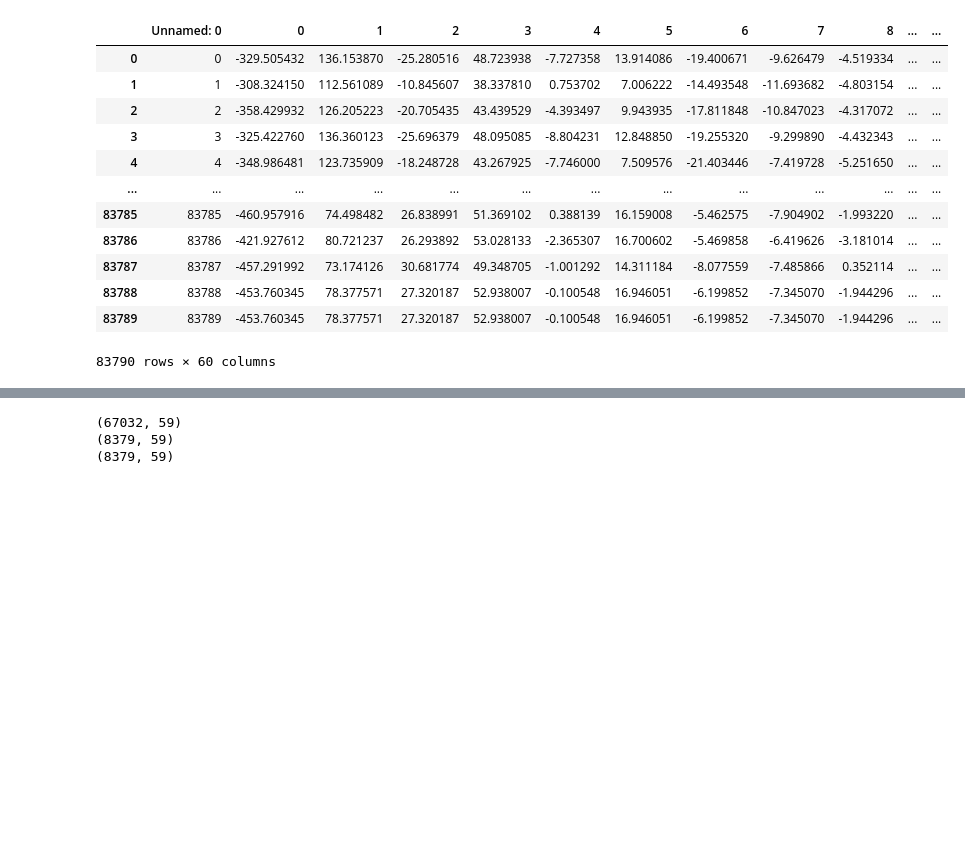
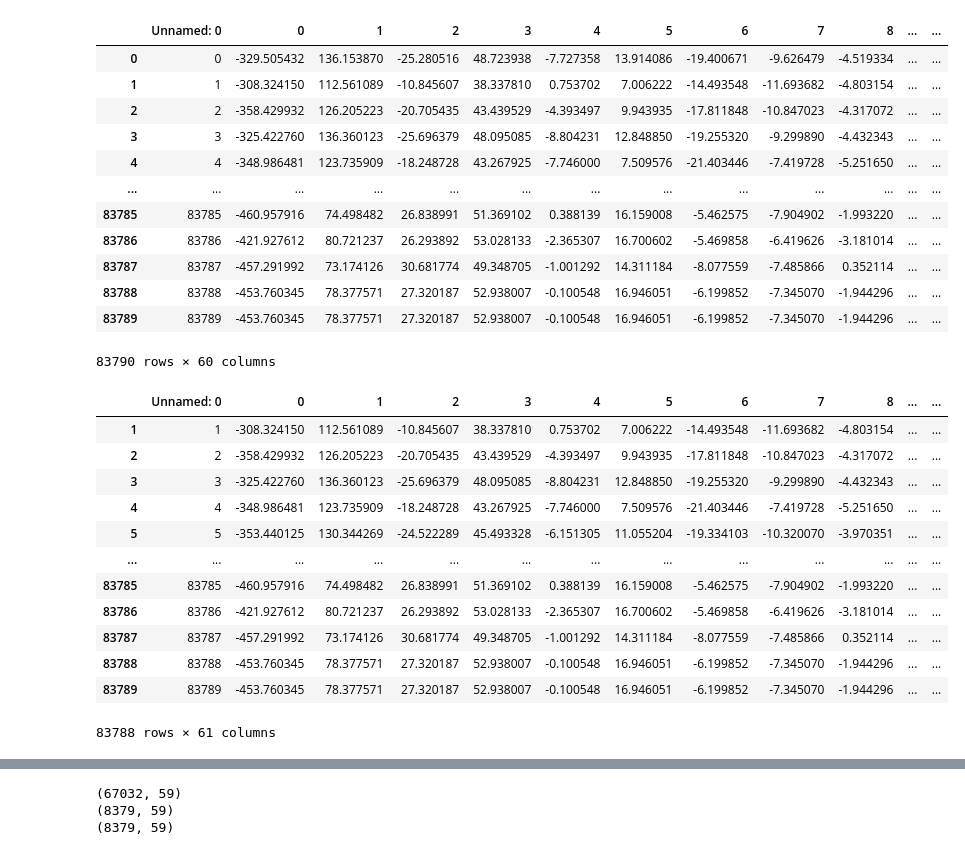
Before and after one commit to maezzedine/CMPS287-Speech-Emotion-Recognition, a Jupyter notebook: Speech Emotions Detection.ipynb, the cells around one changed output, grey strips where cells are left out. Drawn from its saved outputs; the diff is of its cells as text; code cells hidden in the pictures; blank space fills up the shorter version.

```diff
--- a/Speech Emotions Detection.ipynb
+++ b/Speech Emotions Detection.ipynb
@@ -425,6 +429,22 @@ df
 | 83788 | 83788 | -453.760345 | 78.377571 | 27.320187 | 52.938007 | -0.100548 | 16.946051 | -6.199852 | -7.345070 | -1.944296 | ... | ... |
 | 83789 | 83789 | -453.760345 | 78.377571 | 27.320187 | 52.938007 | -0.100548 | 16.946051 | -6.199852 | -7.345070 | -1.944296 | ... | ... |
 83790 rows × 60 columns
+# %%
+df
+# %% [output]
+|  | Unnamed: 0 | 0 | 1 | 2 | 3 | 4 | 5 | 6 | 7 | 8 | ... | ... |
+| 1 | 1 | -308.324150 | 112.561089 | -10.845607 | 38.337810 | 0.753702 | 7.006222 | -14.493548 | -11.693682 | -4.803154 | ... | ... |
+| 2 | 2 | -358.429932 | 126.205223 | -20.705435 | 43.439529 | -4.393497 | 9.943935 | -17.811848 | -10.847023 | -4.317072 | ... | ... |
+| 3 | 3 | -325.422760 | 136.360123 | -25.696379 | 48.095085 | -8.804231 | 12.848850 | -19.255320 | -9.299890 | -4.432343 | ... | ... |
+| 4 | 4 | -348.986481 | 123.735909 | -18.248728 | 43.267925 | -7.746000 | 7.509576 | -21.403446 | -7.419728 | -5.251650 | ... | ... |
+| 5 | 5 | -353.440125 | 130.344269 | -24.522289 | 45.493328 | -6.151305 | 11.055204 | -19.334103 | -10.320070 | -3.970351 | ... | ... |
+| ... | ... | ... | ... | ... | ... | ... | ... | ... | ... | ... | ... | ... |
+| 83785 | 83785 | -460.957916 | 74.498482 | 26.838991 | 51.369102 | 0.388139 | 16.159008 | -5.462575 | -7.904902 | -1.993220 | ... | ... |
+| 83786 | 83786 | -421.927612 | 80.721237 | 26.293892 | 53.028133 | -2.365307 | 16.700602 | -5.469858 | -6.419626 | -3.181014 | ... | ... |
+| 83787 | 83787 | -457.291992 | 73.174126 | 30.681774 | 49.348705 | -1.001292 | 14.311184 | -8.077559 | -7.485866 | 0.352114 | ... | ... |
+| 83788 | 83788 | -453.760345 | 78.377571 | 27.320187 | 52.938007 | -0.100548 | 16.946051 | -6.199852 | -7.345070 | -1.944296 | ... | ... |
+| 83789 | 83789 | -453.760345 | 78.377571 | 27.320187 | 52.938007 | -0.100548 | 16.946051 | -6.199852 | -7.345070 | -1.944296 | ... | ... |
+83788 rows × 61 columns
 # %%
 # split the data: 80% train and 10% validation 10% test
 X_train, X_test, y_train, y_test = train_test_split(df.drop(['labels'], axis=1),
```
Also changed, not shown: parts of 4 cells of this notebook, 1 other file.
